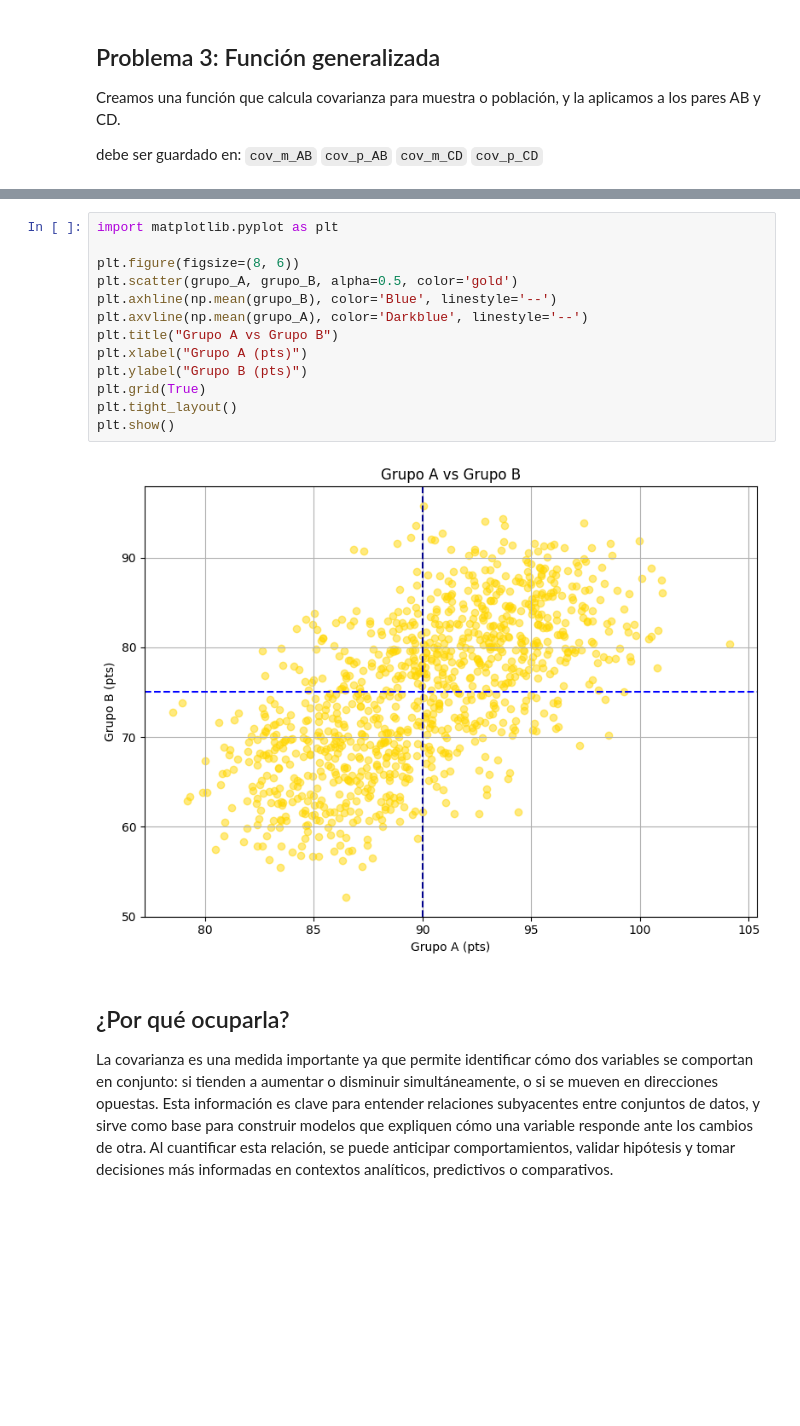
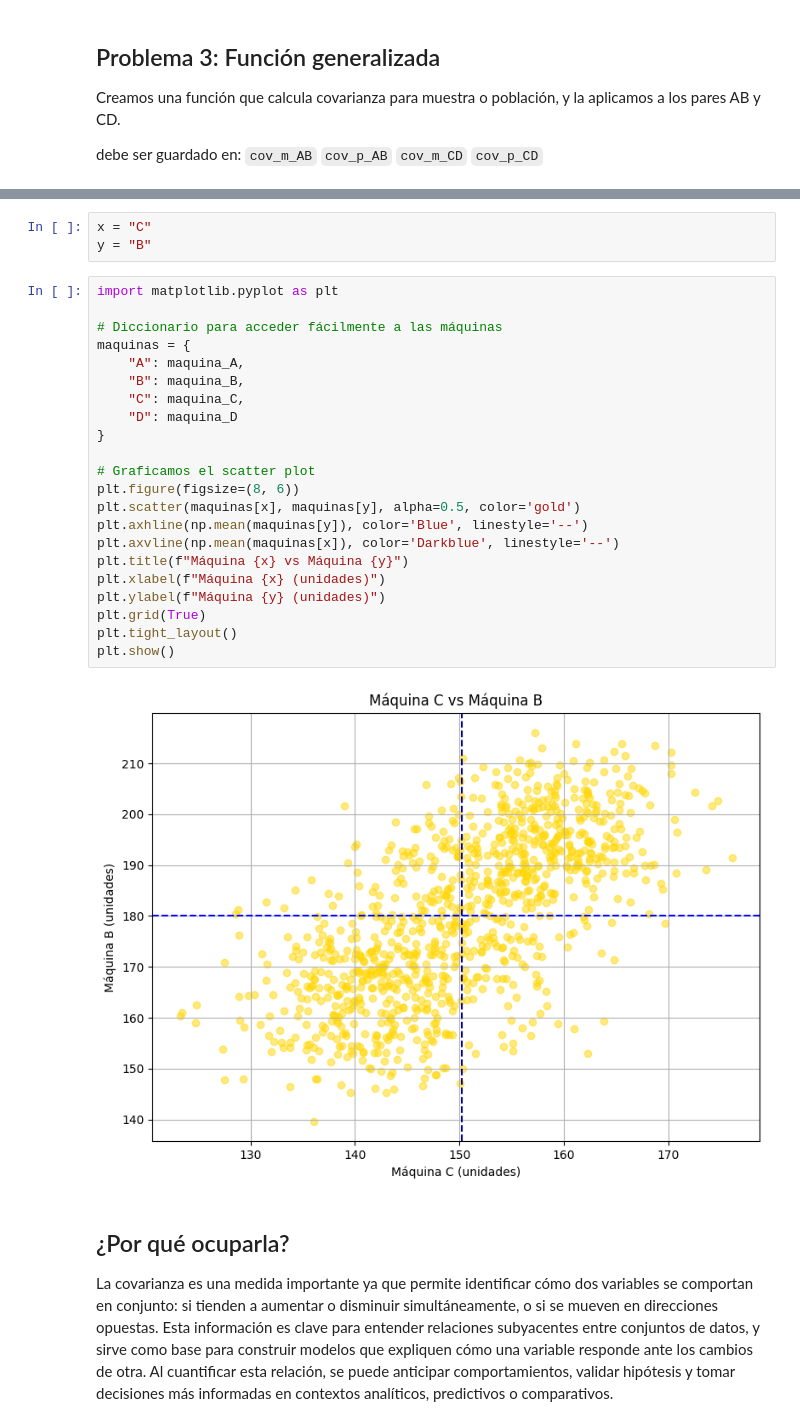
Before and after one commit to IrvinGranillo5/linear-regression, a Jupyter notebook: covarianza.ipynb, the cells around one changed output, grey strips where cells are left out. Cells and saved outputs as stored; diff of their text form; blank space fills up the shorter version.

```diff
--- a/covarianza.ipynb
+++ b/covarianza.ipynb
@@ -209,18 +225,30 @@ Por ultimo para ver los resultados se crea scatter plot entre Grupo A y Grupo B
 # %%
-import matplotlib.pyplot as plt
-
-plt.figure(figsize=(8, 6))
-plt.scatter(grupo_A, grupo_B, alpha=0.5, color='gold')
-plt.axhline(np.mean(grupo_B), color='Blue', linestyle='--')
-plt.axvline(np.mean(grupo_A), color='Darkblue', linestyle='--')
-plt.title("Grupo A vs Grupo B")
-plt.xlabel("Grupo A (pts)")
-plt.ylabel("Grupo B (pts)")
-plt.grid(True)
-plt.tight_layout()
-plt.show()
+x = "C"
+y = "B"
-# %% [output]
-[figure, removed]
+# %%
+import matplotlib.pyplot as plt
+
+# Diccionario para acceder fácilmente a las máquinas
+maquinas = {
+    "A": maquina_A,
+    "B": maquina_B,
+    "C": maquina_C,
+    "D": maquina_D
+}
+
+# Graficamos el scatter plot
+plt.figure(figsize=(8, 6))
+plt.scatter(maquinas[x], maquinas[y], alpha=0.5, color='gold')
+plt.axhline(np.mean(maquinas[y]), color='Blue', linestyle='--')
+plt.axvline(np.mean(maquinas[x]), color='Darkblue', linestyle='--')
+plt.title(f"Máquina {x} vs Máquina {y}")
+plt.xlabel(f"Máquina {x} (unidades)")
+plt.ylabel(f"Máquina {y} (unidades)")
+plt.grid(True)
+plt.tight_layout()
+plt.show()
+# %% [output]
+[figure, added]
 # %% [markdown]
 ##  ¿Por qué ocuparla?
 
```
Also changed, not shown: parts of 5 cells of this notebook.
